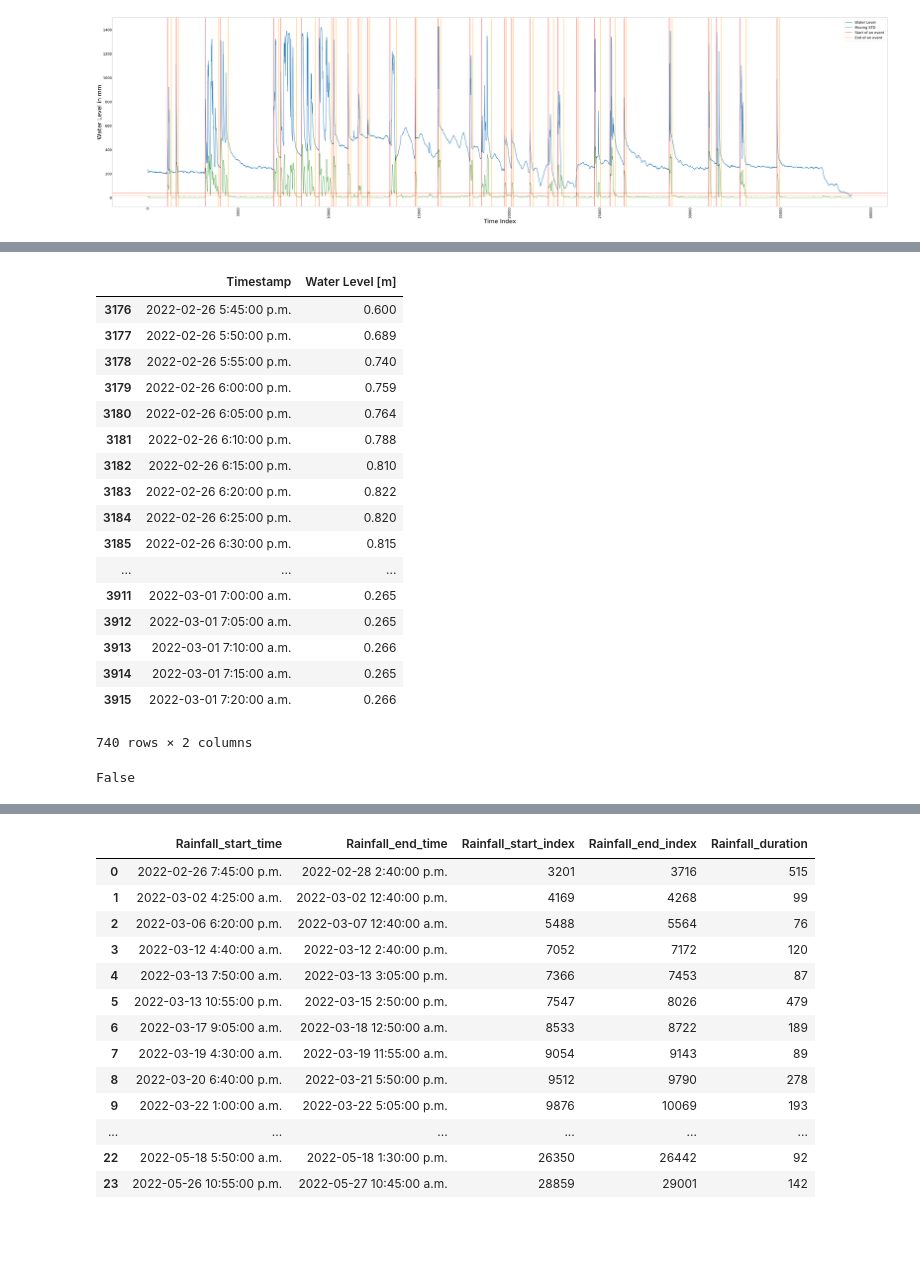
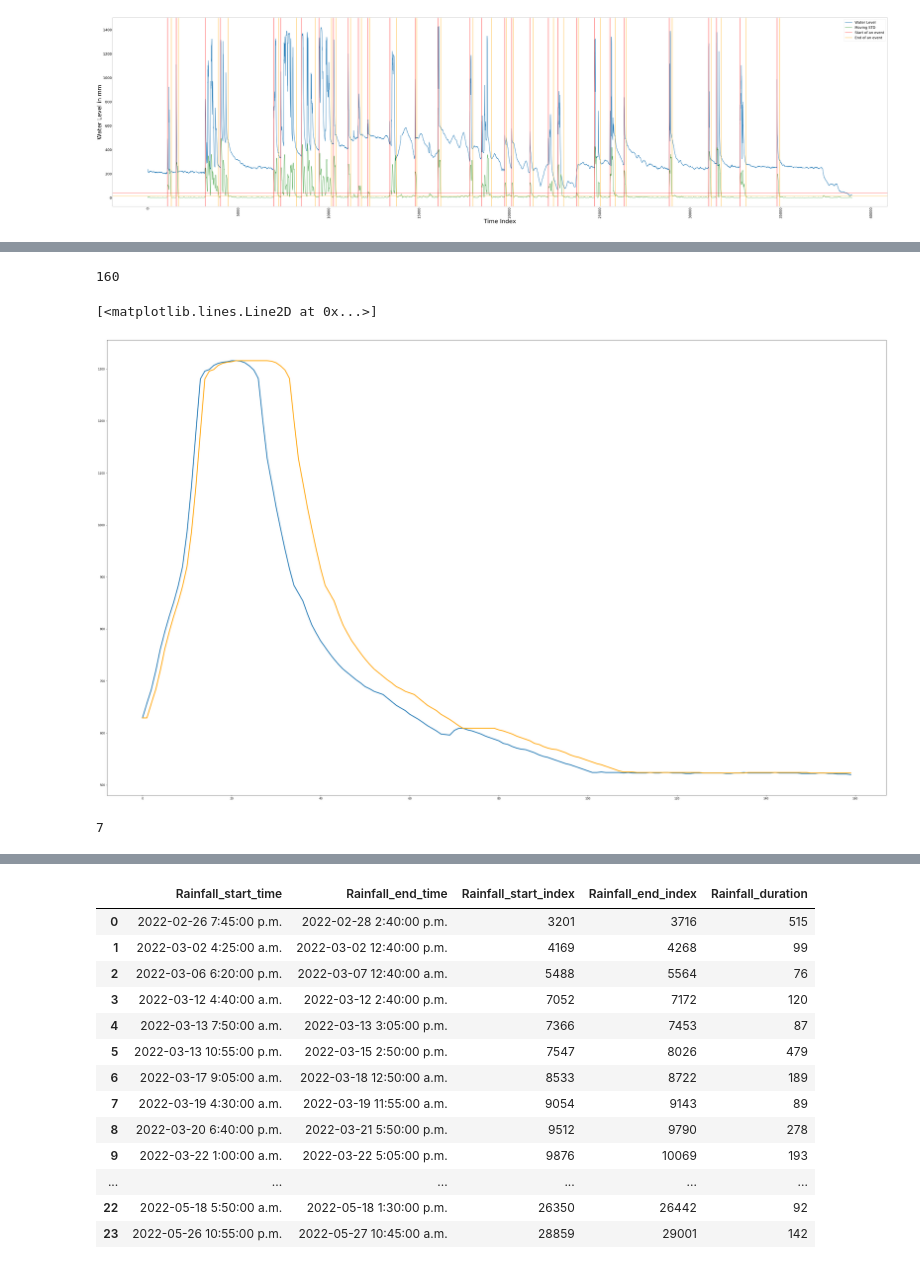
Before and after one commit to hasibum/m2pi22-Novion-Project, a Jupyter notebook: water_level_data.ipynb, the cells around one changed output, grey strips where cells are left out. Cells and saved outputs as stored; diff of their text form; code cells hidden in the pictures; blank space fills up the shorter version.

```diff
--- a/water_level_data.ipynb
+++ b/water_level_data.ipynb
@@ -67,17 +92,14 @@ def IdentifyEvents_3(df,hours_to_skip):
 # %%
-def moving_std(df,period_in_hour):
+def moving_max(df,period_in_hour):
     wl_mm=df[" Water Level [m]"].to_numpy()*1000  # water level in mm
-    mov_std=[0]
-    mean_mov=[wl_mm[0]]
+    mov_max=[wl_mm[0]]
     for i in range(np.size(wl_mm)):
         periods=int(period_in_hour*(60/5))
         if i<periods:
-            mov_std.append(np.std(wl_mm[:i+1]))
-            mean_mov.append(np.mean(wl_mm[:i+1]))
+            mov_max.append(np.max(wl_mm[:i+1]))
         else:
-            mov_std.append(np.std(wl_mm[i-periods:i+1]))
-            mean_mov.append(np.mean(wl_mm[i-periods:i+1]))
-    return mov_std
+            mov_max.append(np.max(wl_mm[i-periods:i+1]))
+    return mov_max
 # %%
 std_movA=moving_std(sADF,6)
 rng3pA=np.max(std_movA)*(3/100)
@@ -197,26 +210,33 @@ plt.plot(std_mov)
-# %%
-sADF[3176:3916]
-# %% [output]
-|  | Timestamp | Water Level [m] |
-| 3176 | 2022-02-26 5:45:00 p.m. | 0.600 |
-| 3177 | 2022-02-26 5:50:00 p.m. | 0.689 |
-| 3178 | 2022-02-26 5:55:00 p.m. | 0.740 |
-| 3179 | 2022-02-26 6:00:00 p.m. | 0.759 |
-| 3180 | 2022-02-26 6:05:00 p.m. | 0.764 |
-| 3181 | 2022-02-26 6:10:00 p.m. | 0.788 |
-| 3182 | 2022-02-26 6:15:00 p.m. | 0.810 |
-| 3183 | 2022-02-26 6:20:00 p.m. | 0.822 |
-| 3184 | 2022-02-26 6:25:00 p.m. | 0.820 |
-| 3185 | 2022-02-26 6:30:00 p.m. | 0.815 |
-| ... | ... | ... |
-| 3911 | 2022-03-01 7:00:00 a.m. | 0.265 |
-| 3912 | 2022-03-01 7:05:00 a.m. | 0.265 |
-| 3913 | 2022-03-01 7:10:00 a.m. | 0.266 |
-| 3914 | 2022-03-01 7:15:00 a.m. | 0.265 |
-| 3915 | 2022-03-01 7:20:00 a.m. | 0.266 |
-740 rows × 2 columns
-# %%
-for i in np.size(Y):
-    if Y[i]==max_mov[i]:
-# %% [output]
-False
+# %%
+buffer=3
+index=8
+max_mov=moving_max(sADF[start_indexA[index]-buffer:end_indexA[index]+buffer],0.5)
+std_mov=moving_std(sADF[start_indexA[index]-buffer:end_indexA[index]+buffer],0.5)
+wl=water_levelA[start_indexA[index]-buffer:end_indexA[index]+buffer+1]
+print(np.size(wl))
+plt.figure(figsize=(50, 30))
+plt.plot(wl,linewidth=3)
+plt.plot(max_mov,linewidth=3,color="orange")
+# %% [output]
+160
+[<matplotlib.lines.Line2D at 0x...>]
+[figure, added]
+# %%
+# finding peak and bottom
+np.size(wl)
+np.size(std_mov)
+start=[]
+end=[]
+i=1
+while i <np.size(wl)-1:
+    if max_mov[i]-wl[i]>2:
+        start.append(i-1)
+        while max_mov[i]-wl[i]>0:
+            i+=1
+            if i>=np.size(wl):
+                break
+        end.append(i-1)
+    i+=1
+np.size(start)
+# %% [output]
+7
```
Also changed, not shown: parts of 14 cells of this notebook.
